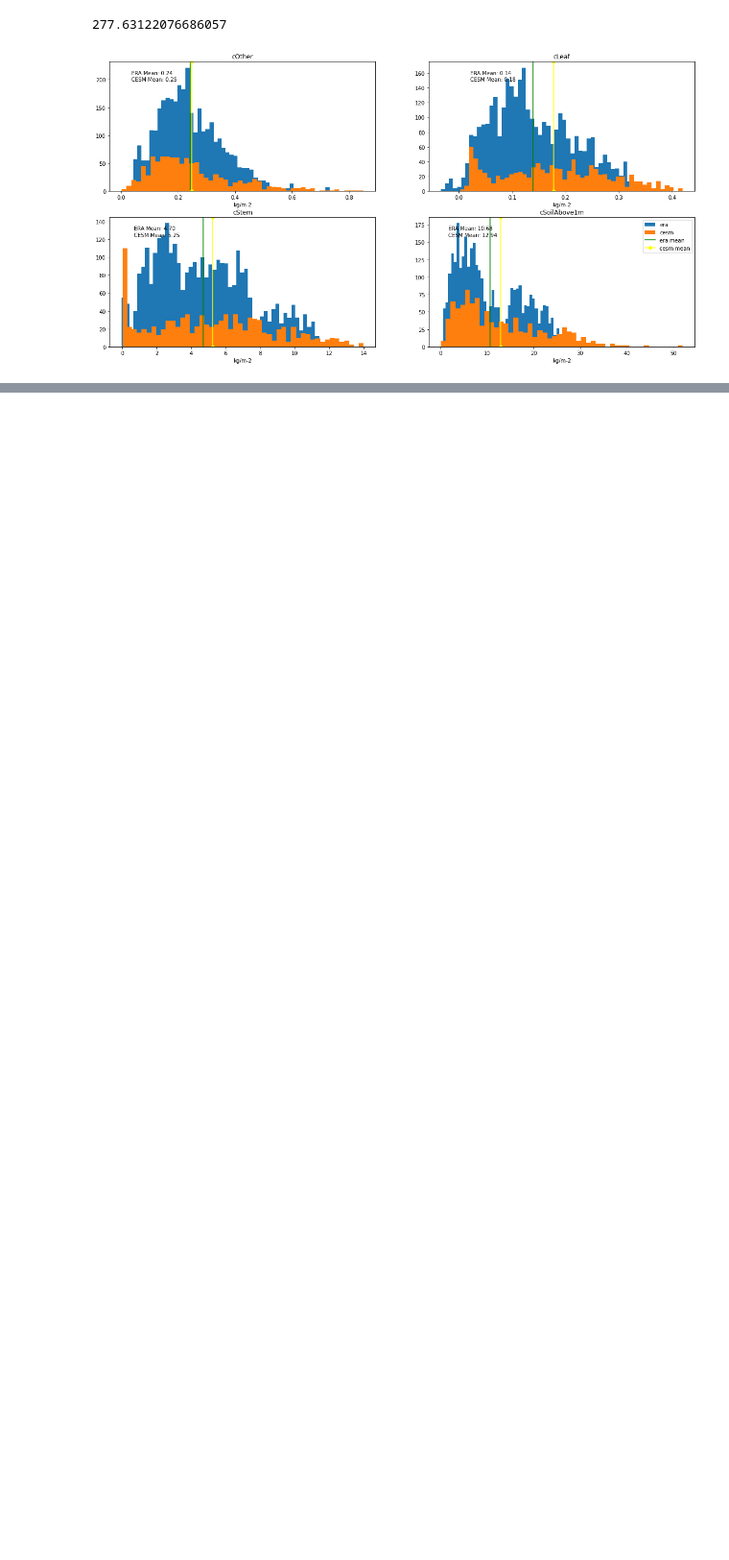
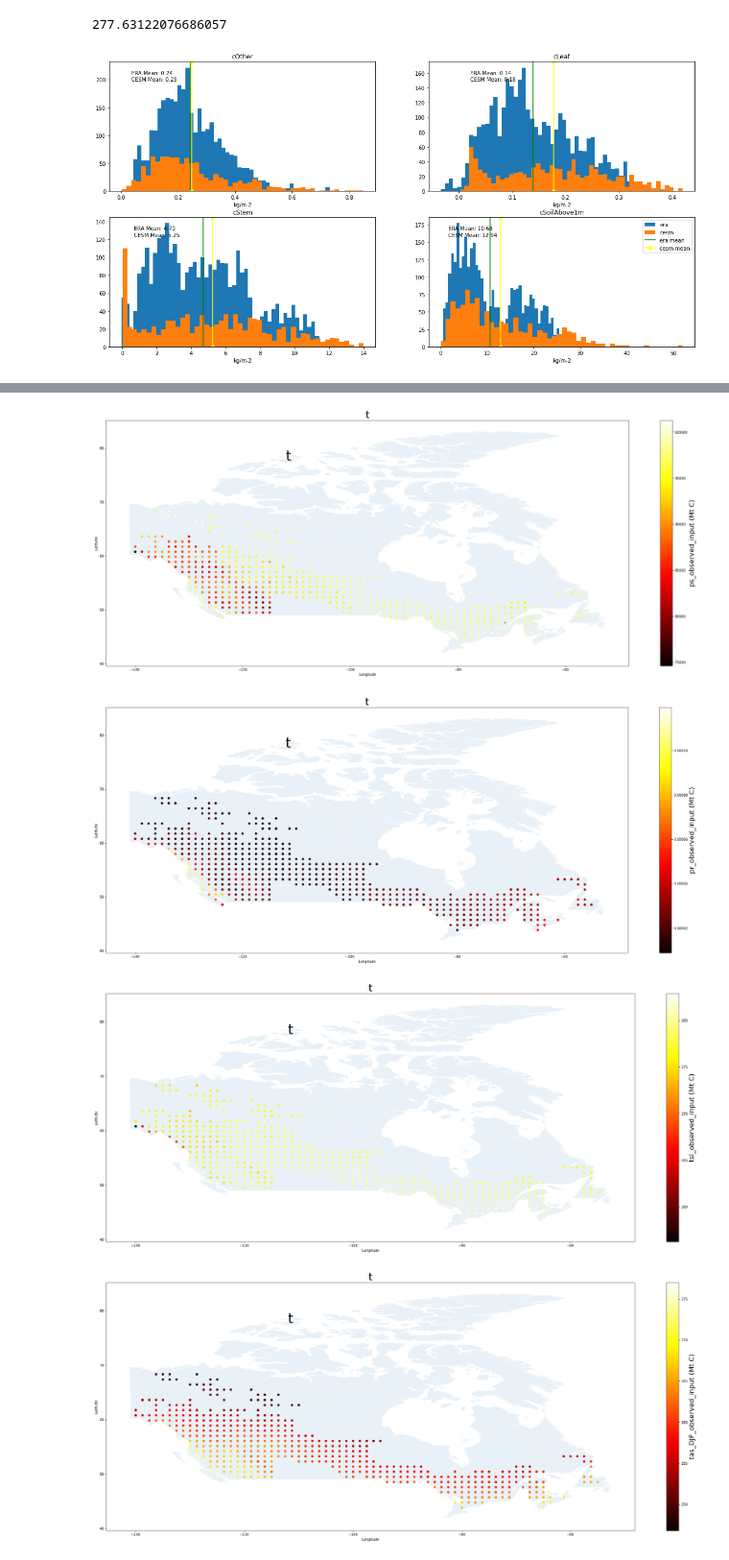
Before and after one commit to grahamclyne/thesis, a Jupyter notebook: variable_distribution_plots.ipynb, the cells around one changed output, grey strips where cells are left out. Shown at 96% size. Cells and saved outputs as stored; diff of their text form; code cells hidden in the pictures; blank space fills up the shorter version.

```diff
--- a/variable_distribution_plots.ipynb
+++ b/variable_distribution_plots.ipynb
@@ -78,3 +85,38 @@ plt.legend()
 plt.show()
 # %% [output]
 [figure]
+# %%
+#WHY IS SOIL FROM WOOD HARVEST NOT RELATED TO TREE FRAC (SEE infer_reforestation_observed.py)
+import pandas as pd
+no_reforest_infer = pd.read_csv('no_reforest_infer.csv')
+reforest_infer = pd.read_csv('reforest_infer.csv')
+observed_input = pd.read_csv('observed_input.csv')
+reforested_input = pd.read_csv('reforested_input.csv')
+
+
+# no_reforest_infer.set_index(['lat','lon'],inplace=True)
+# reforest_infer.set_index(['lat','lon'],inplace=True)
+# observed_input.set_index(['lat','lon'],inplace=True)
+# reforested_input.set_index(['lat','lon'],inplace=True)
+def prepForMerge(df,suffix):
+    # print(df.index)
+    df = df[df['year'] == 2015]
+    df.drop(columns=['Unnamed: 0'],inplace=True)
+
+    if(suffix == '_reforested_input'):
+        df = df[['year','ps','tsl','treeFrac','pr','lat','lon']]
+    df.reset_index(drop=True,inplace=True)
+    # print(df.columns)
+    df['lat'] = round(df['lat'],6)
+    # print(df['lat'].unique())
+    df.set_index(['lat','lon'],inplace=True)
+    # print(df.index)
+    df = df.add_suffix(suffix)
+    # print(df.columns)
+    return df
+
+no_reforest_infer = prepForMerge(no_reforest_infer,'_no_reforest_infer')
+reforest_infer = prepForMerge(reforest_infer,'_reforest_infer')
+observed_input = prepForMerge(observed_input,'_observed_input')
+reforested_input = prepForMerge(reforested_input,'_reforested_input')
+validation_df = pd.concat([no_reforest_infer,reforest_infer,observed_input,reforested_input],axis=1,join='inner').reset_index()
@@ -80,0 +141,11 @@ plt.show()
+# %%
+from visualization.plot_helpers import plotCountryWideGridded
+import geopandas as gpd
+for var in ['ps','pr','tsl','tas_DJF','tas_JJA']:
+    var_gdf = gpd.GeoDataFrame(validation_df[var+'_observed_input'],geometry=gpd.points_from_xy(validation_df.lon,validation_df.lat))
+    plotCountryWideGridded([var_gdf],var+'_observed_input','t','t')
+# %% [output]
+[figure, added]
+[figure, added]
+[figure, added]
+[figure, added]
```
Also changed, not shown: parts of 4 cells of this notebook, 18 other files.
